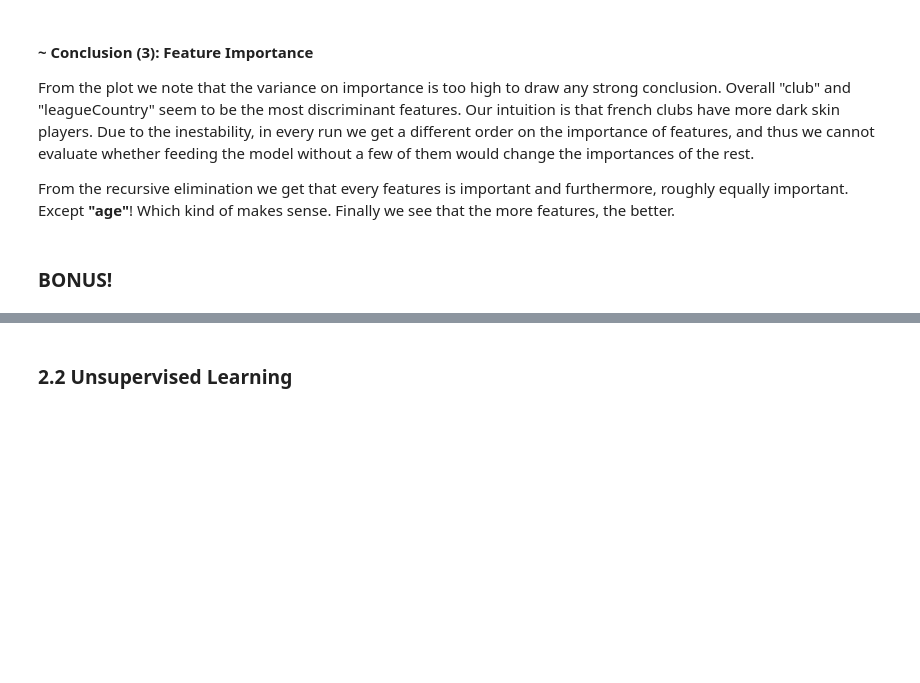
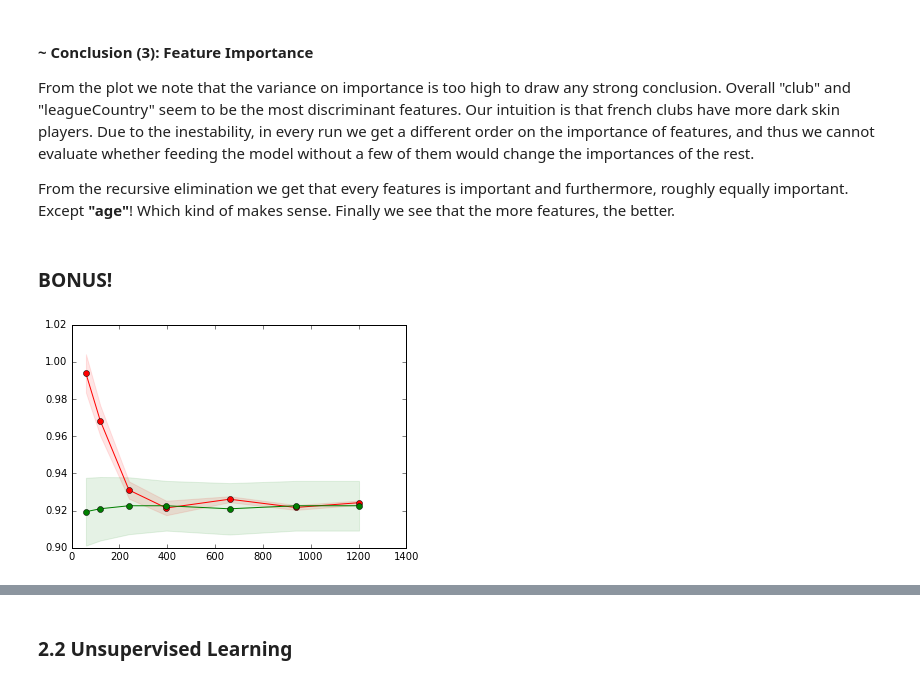
Before and after one commit to vidit09/ada-homework, a Jupyter notebook: 04 - Applied ML/Applied_ML.ipynb, the cells around one changed output, grey strips where cells are left out. Cells and saved outputs as stored; diff of their text form; code cells hidden in the pictures; blank space fills up the shorter version.

```diff
--- a/04 - Applied ML/Applied_ML.ipynb
+++ b/04 - Applied ML/Applied_ML.ipynb
@@ -457,3 +476,28 @@ From the plot we note that the variance on importance is too high to draw any st
 From the recursive elimination we get that every features is important and furthermore, roughly equally important. Except **"age"**! Which kind of makes sense. Finally we see that the more features, the better.
 # %% [markdown]
 ### BONUS!
+# %%
+from sklearn.model_selection import learning_curve
+
+rf = RandomForestClassifier(n_estimators=50, max_depth=5)
+train_sizes, train_scores, test_scores = learning_curve(rf, X=features, y=labels, groups=None,
+                                                         train_sizes=np.array([ 0.05, 0.1, 0.2, 0.33, 0.55, 0.78, 1.]),
+                                                         cv=40, scoring=None, exploit_incremental_learning=False,
+                                                         n_jobs=1, pre_dispatch='all', verbose=0)
+train_scores_mean = np.mean(train_scores, axis=1)
+train_scores_std = np.std(train_scores, axis=1)
+test_scores_mean = np.mean(test_scores, axis=1)
+test_scores_std = np.std(test_scores, axis=1)
+
+plt.fill_between(train_sizes, train_scores_mean - train_scores_std,
+                     train_scores_mean + train_scores_std, alpha=0.1,
+                     color="r")
+plt.fill_between(train_sizes, test_scores_mean - test_scores_std,
+                     test_scores_mean + test_scores_std, alpha=0.1, color="g")
+plt.plot(train_sizes, train_scores_mean, 'o-', color="r",
+             label="Training score")
+plt.plot(train_sizes, test_scores_mean, 'o-', color="g",
+             label="Cross-validation score")
+plt.show()
+# %% [output]
+[figure, added]
```
Also changed, not shown: parts of 6 cells of this notebook.
